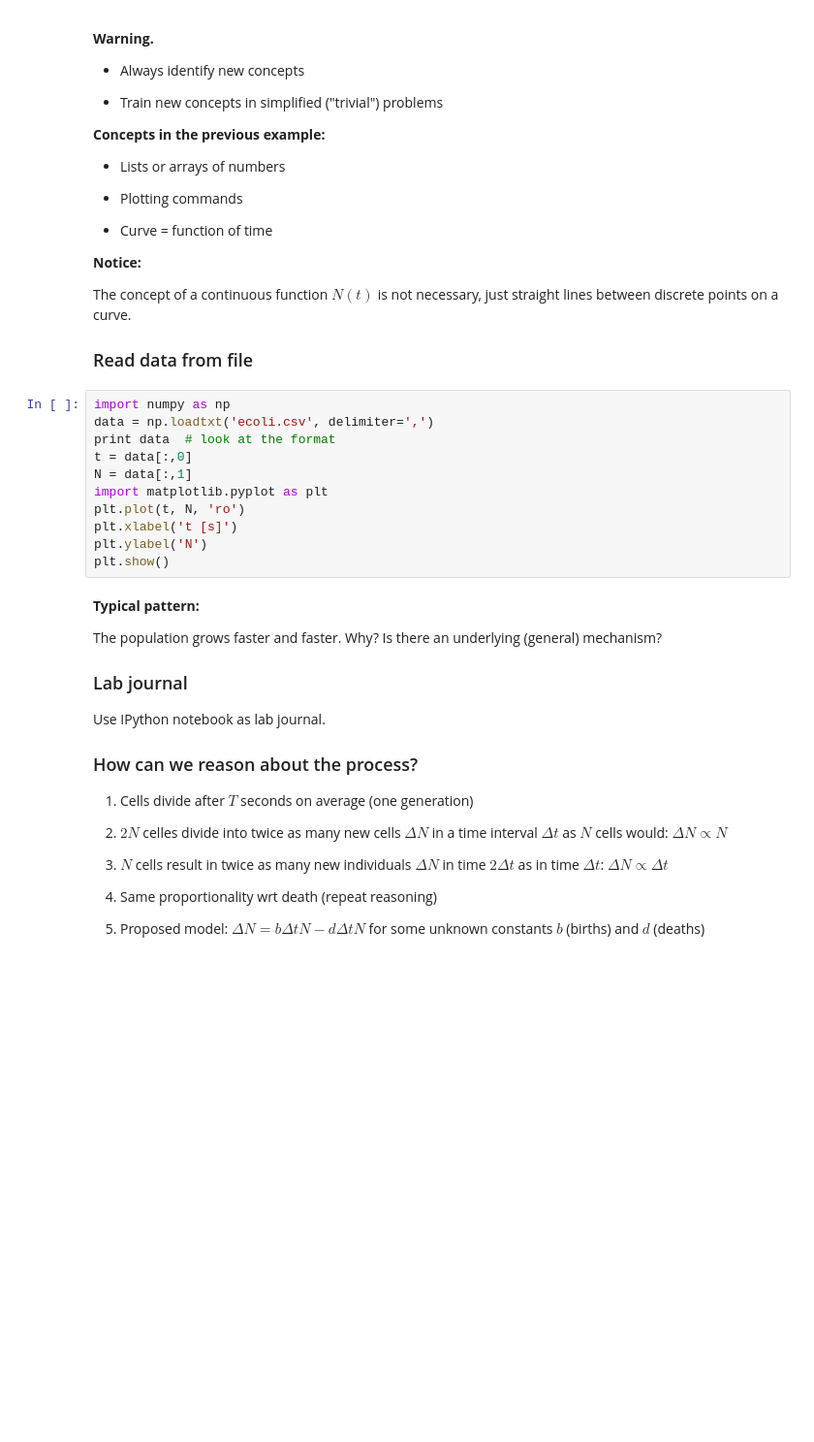
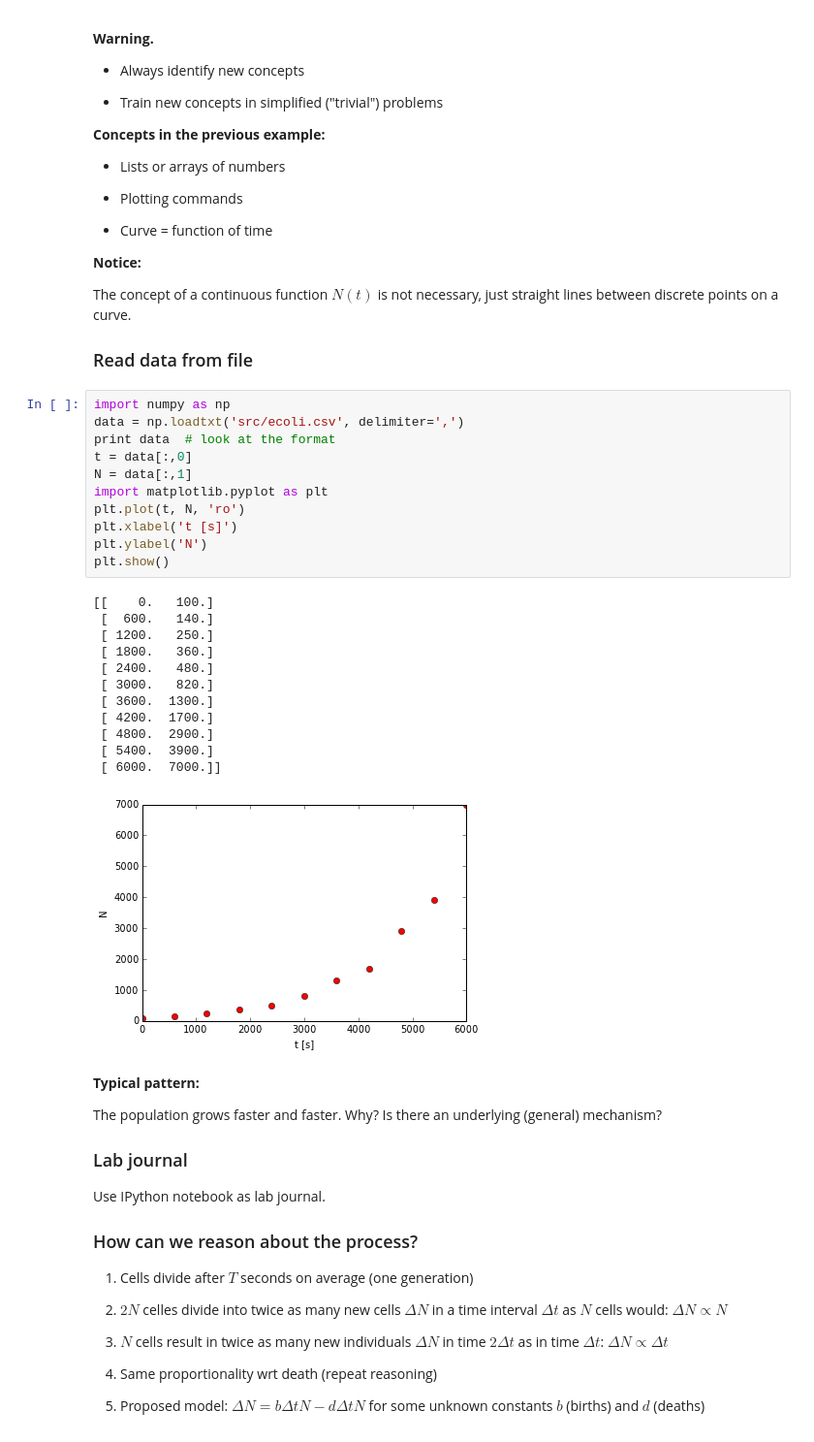
Before and after one commit to mhjensenseminars/Seminars, a Jupyter notebook: doc/pub/csebio/ipynb/csebio.ipynb, the cells around one changed output. Shown: that part at 97% size. Cells and saved outputs as stored; diff of their text form; blank space fills up the shorter version.

```diff
--- a/doc/pub/csebio/ipynb/csebio.ipynb
+++ b/doc/pub/csebio/ipynb/csebio.ipynb
@@ -170,15 +170,28 @@ just straight lines between discrete points on a curve.
 ### Read data from file
 # %%
 import numpy as np
-data = np.loadtxt('ecoli.csv', delimiter=',')
+data = np.loadtxt('src/ecoli.csv', delimiter=',')
 print data  # look at the format
 t = data[:,0]
 N = data[:,1]
 import matplotlib.pyplot as plt
 plt.plot(t, N, 'ro')
 plt.xlabel('t [s]')
 plt.ylabel('N')
 plt.show()
+# %% [output]
+[[    0.   100.]
+ [  600.   140.]
+ [ 1200.   250.]
+ [ 1800.   360.]
+ [ 2400.   480.]
+ [ 3000.   820.]
+ [ 3600.  1300.]
+ [ 4200.  1700.]
+ [ 4800.  2900.]
+ [ 5400.  3900.]
+ [ 6000.  7000.]]
+[figure, added]
 # %% [markdown]
 **Typical pattern:**
 
```
Also changed, not shown: parts of 3 cells of this notebook, 18 other files.
